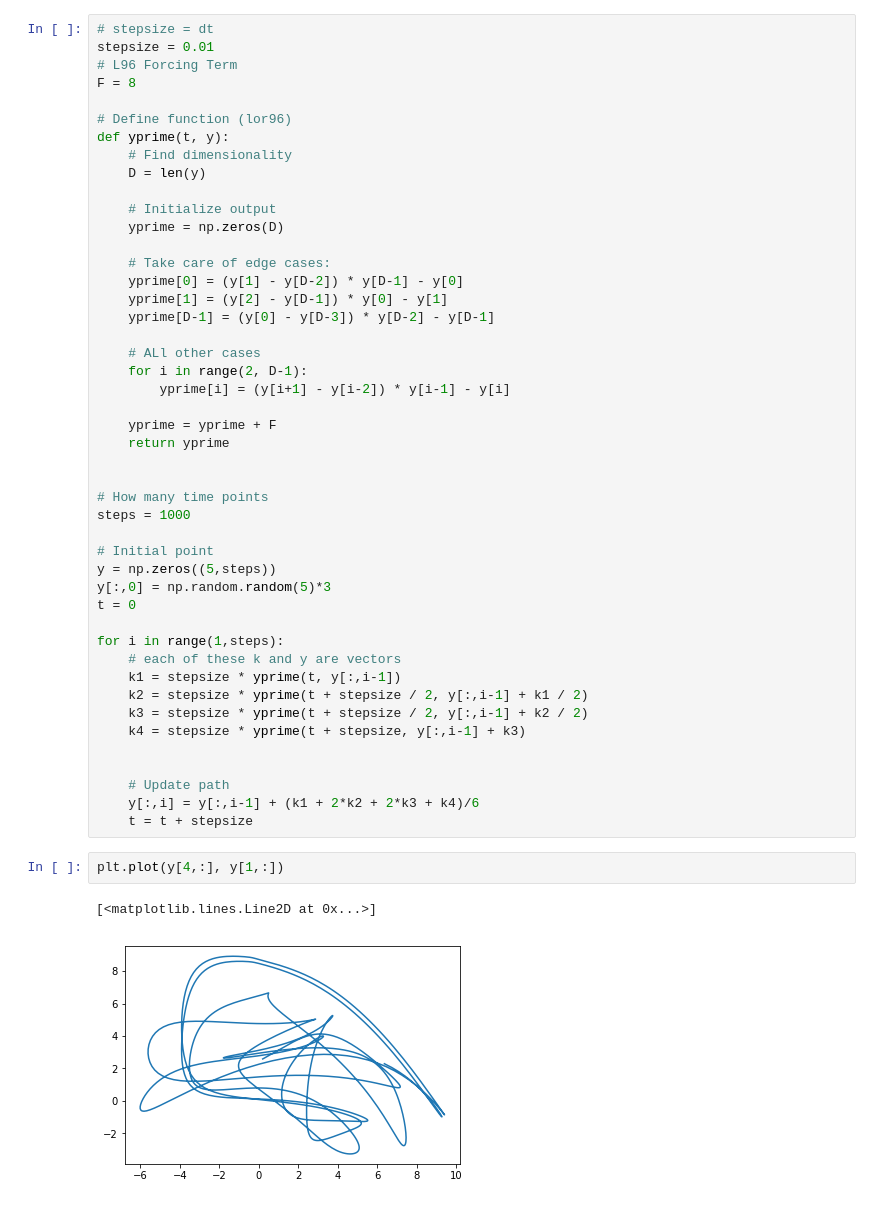
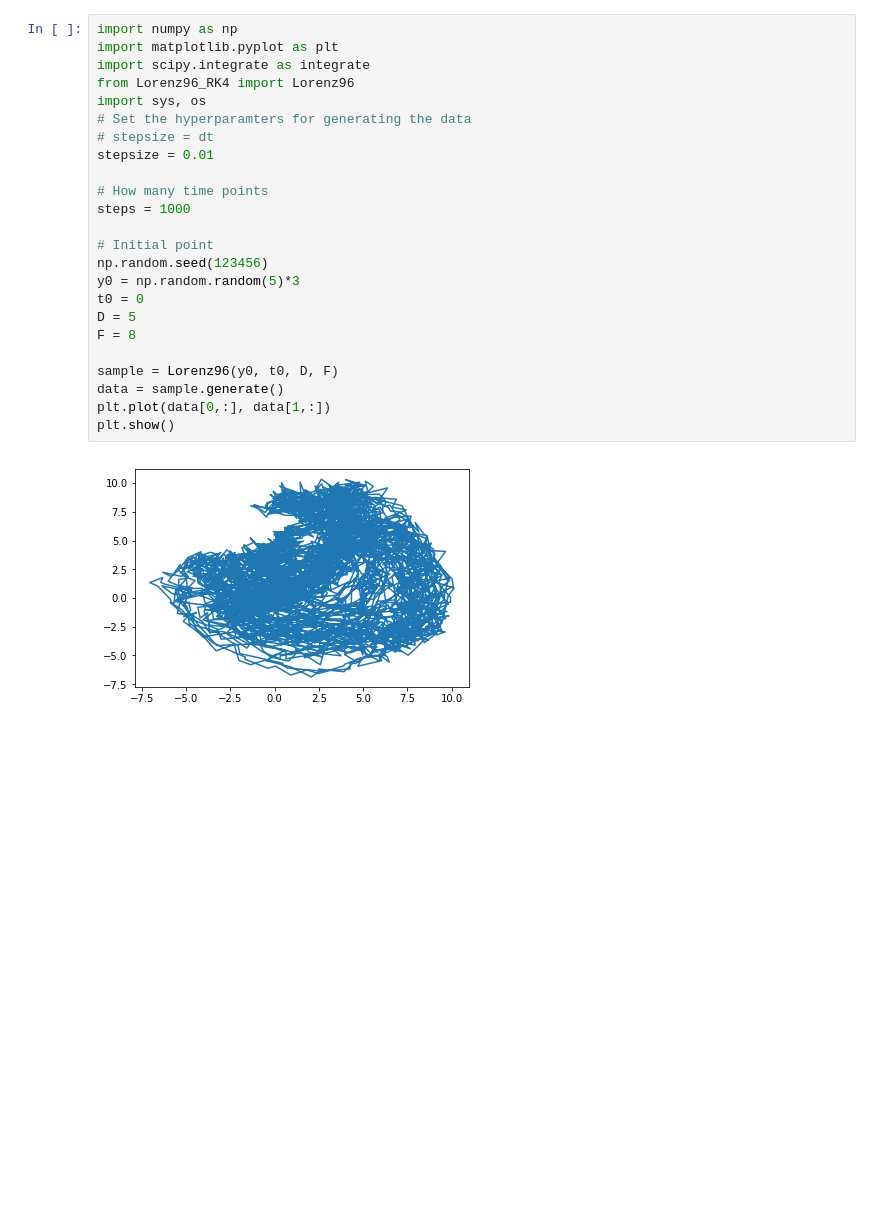
Before and after one commit to julianty/hmc, a Jupyter notebook: Tests.ipynb, the cells around one changed output. Cells and saved outputs as stored; diff of their text form; blank space fills up the shorter version.

```diff
--- a/Tests.ipynb
+++ b/Tests.ipynb
@@ -8,51 +1,26 @@ import scipy.integrate as integrate
-# %%
-# stepsize = dt
-stepsize = 0.01
-# L96 Forcing Term
-F = 8
-
-# Define function (lor96)
-def yprime(t, y):
-    # Find dimensionality
-    D = len(y)
-
-    # Initialize output
-    yprime = np.zeros(D)
-
-    # Take care of edge cases:
-    yprime[0] = (y[1] - y[D-2]) * y[D-1] - y[0]
-    yprime[1] = (y[2] - y[D-1]) * y[0] - y[1]
-    yprime[D-1] = (y[0] - y[D-3]) * y[D-2] - y[D-1]
-
-    # ALl other cases
-    for i in range(2, D-1):
-        yprime[i] = (y[i+1] - y[i-2]) * y[i-1] - y[i]
-
-    yprime = yprime + F
-    return yprime
-
-
-# How many time points
-steps = 1000
-
-# Initial point
-y = np.zeros((5,steps))
-y[:,0] = np.random.random(5)*3
-t = 0
-
-for i in range(1,steps):
-    # each of these k and y are vectors
-    k1 = stepsize * yprime(t, y[:,i-1])
-    k2 = stepsize * yprime(t + stepsize / 2, y[:,i-1] + k1 / 2)
-    k3 = stepsize * yprime(t + stepsize / 2, y[:,i-1] + k2 / 2)
-    k4 = stepsize * yprime(t + stepsize, y[:,i-1] + k3)
-
-
-    # Update path
-    y[:,i] = y[:,i-1] + (k1 + 2*k2 + 2*k3 + k4)/6
-    t = t + stepsize
-# %%
-plt.plot(y[4,:], y[1,:])
-# %% [output]
-[<matplotlib.lines.Line2D at 0x...>]
-[figure, removed]
+# %%
+import numpy as np
+import matplotlib.pyplot as plt
+import scipy.integrate as integrate
+from Lorenz96_RK4 import Lorenz96
+import sys, os
+# Set the hyperparamters for generating the data
+# stepsize = dt
+stepsize = 0.01
+
+# How many time points
+steps = 1000
+
+# Initial point
+np.random.seed(123456)
+y0 = np.random.random(5)*3
+t0 = 0
+D = 5
+F = 8
+
+sample = Lorenz96(y0, t0, D, F)
+data = sample.generate()
+plt.plot(data[0,:], data[1,:])
+plt.show()
+# %% [output]
+[figure, added]
```
Also changed, not shown: parts of 1 cell of this notebook, 4 other files.
